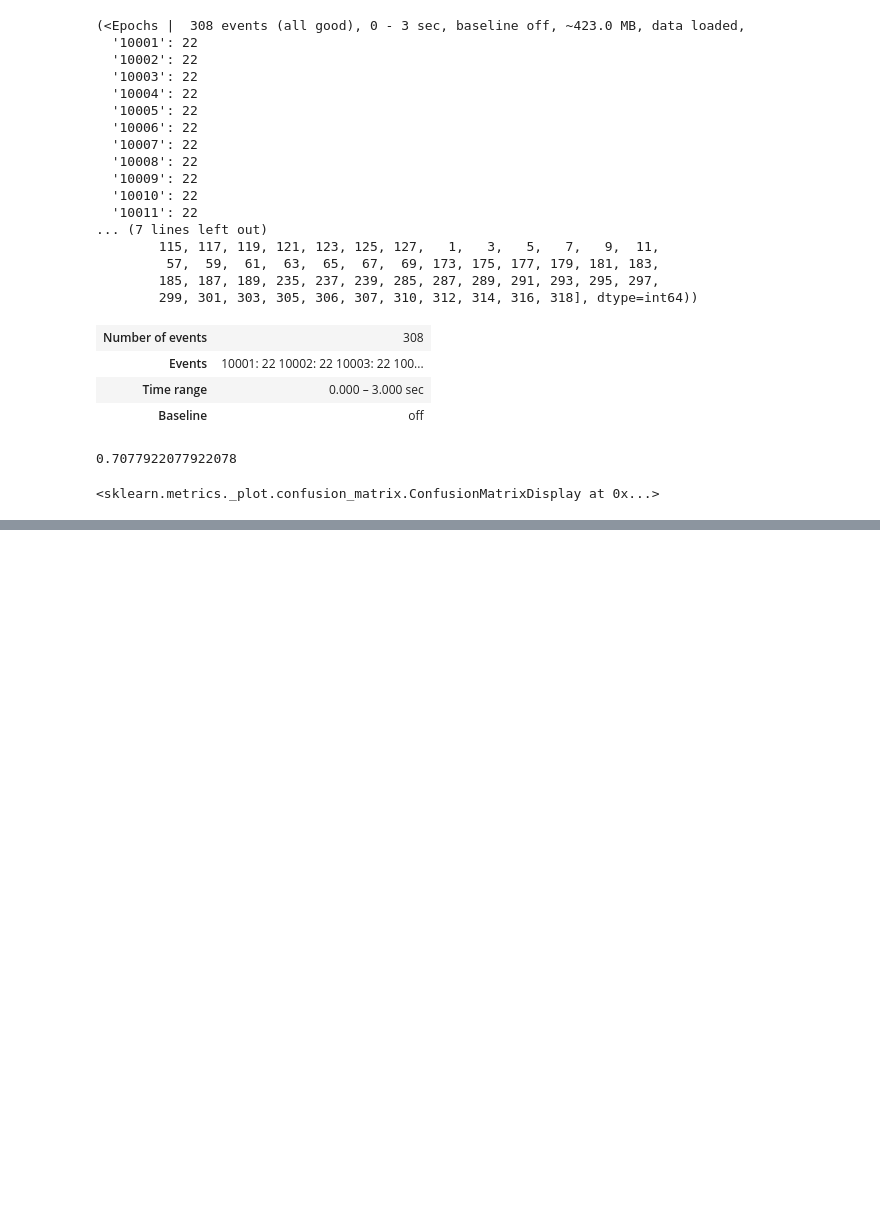
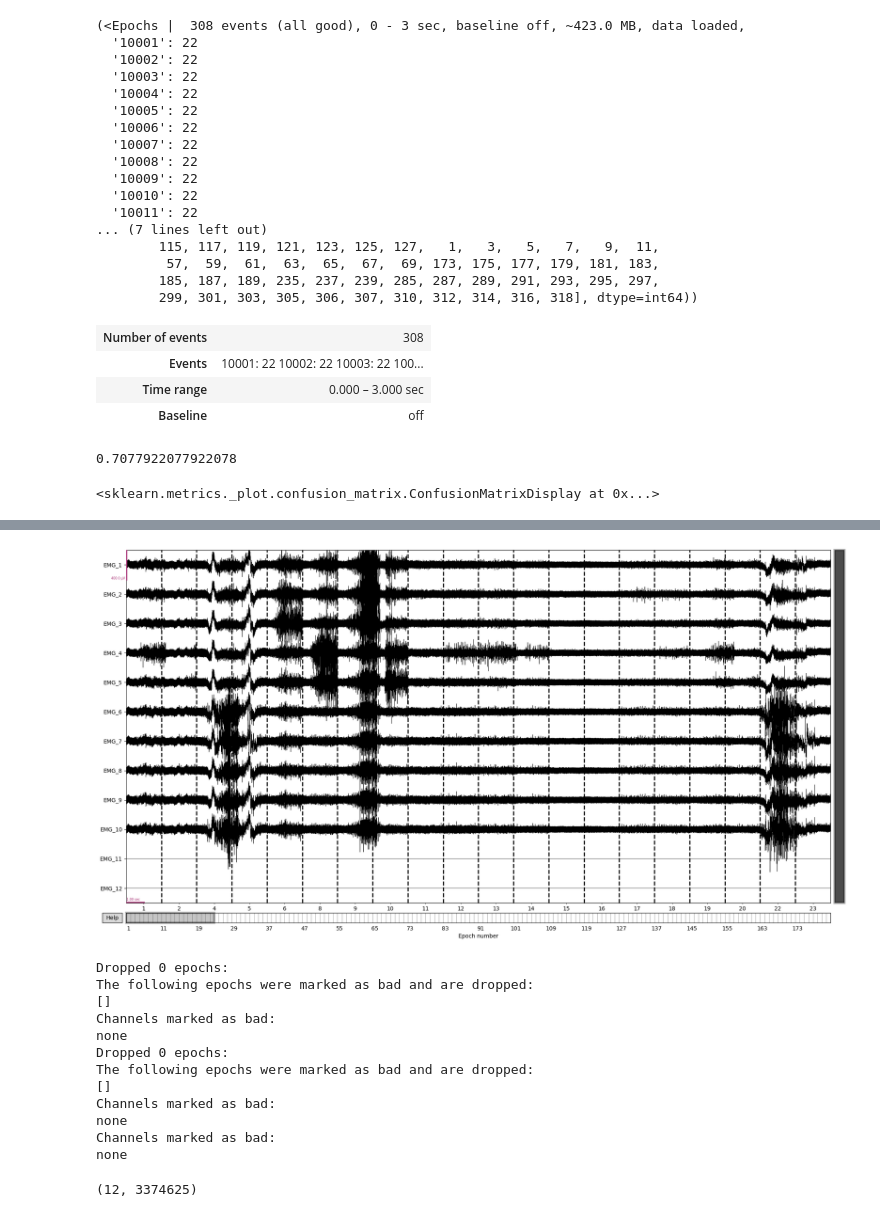
Before and after one commit to CNBR-Skoltech/osseointegration-pattern-recognition, a Jupyter notebook: Arm_hand_gestures.ipynb, the cells around one changed output, grey strips where cells are left out. Saved outputs shown, nothing was run; the diff lists cells and outputs as text; code cells hidden in the pictures; blank space fills up the shorter version.

```diff
--- a/Arm_hand_gestures.ipynb
+++ b/Arm_hand_gestures.ipynb
@@ -443,0 +498,7 @@ plot_confusion_matrix(classifier, X, y)
+# %%
+epochs = mne.Epochs(raw,
+                    events,
+                    tmin=0, tmax=2,
+                    event_id = EVENT_NAMES,
+                    preload=True,
+                    baseline=None)
@@ -443,0 +526,20 @@ plot_confusion_matrix(classifier, X, y)
+# %%
+epochs.plot(events=events, scalings={'eeg': 2e-4})
+# %% [output]
+[figure, added]
+Dropped 0 epochs:
+The following epochs were marked as bad and are dropped:
+[]
+Channels marked as bad:
+none
+Dropped 0 epochs:
+The following epochs were marked as bad and are dropped:
+[]
+Channels marked as bad:
+none
+Channels marked as bad:
+none
+# %%
+raw.get_data().shape
+# %% [output]
+(12, 3374625)
```
Also changed, not shown: parts of 8 cells of this notebook, 3 other files.
